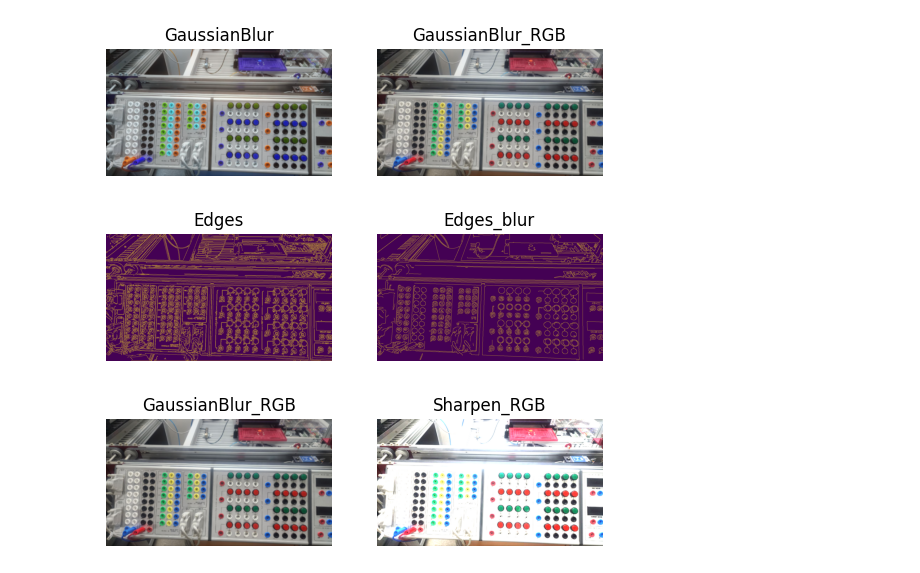
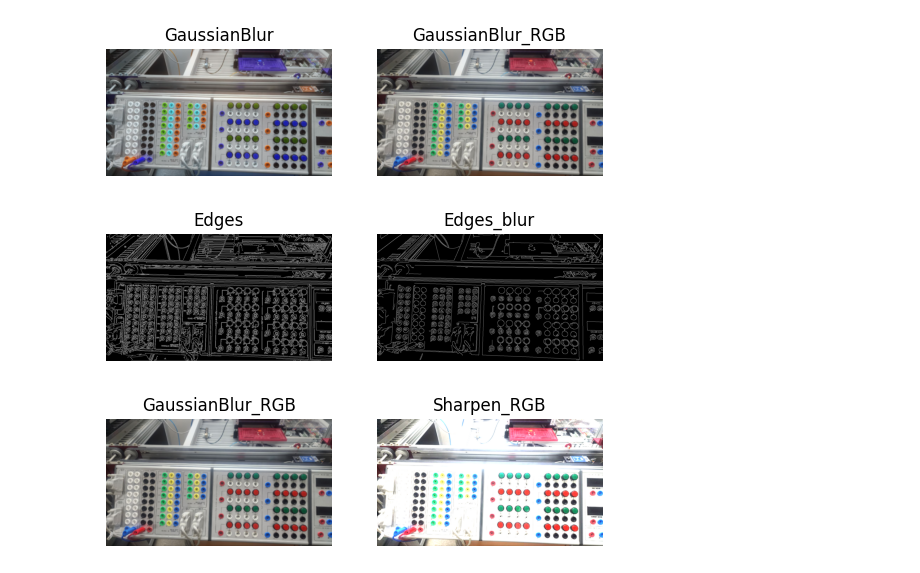
Before and after one commit to plctoit/korch2507, a Jupyter notebook: py06_my.ipynb, the cells around one changed output. Cells and saved outputs as stored; diff of their text form; code cells hidden in the pictures.

```diff
--- a/py06_my.ipynb
+++ b/py06_my.ipynb
@@ -115,20 +115,20 @@ plt.show()
 # %%
 edges = cv2.Canny(img,50, 150) # 50보다 작으면 값을 무시, 150보다 클경우 강하게 엣지로 인정
 edges_blur = cv2.Canny(blurred_rgb,50, 150) # 50보다 작으면 값을 무시, 150보다 클경우 강하게 엣지로 인정
 
 plt.subplot(1,2,1)
-plt.imshow(edges)
+plt.imshow(edges, cmap="gray")
 plt.title("Edges")
 plt.axis("off")
 
 plt.subplot(1,2,2)
-plt.imshow(edges_blur)
+plt.imshow(edges_blur, cmap="gray")
 plt.title("Edges_blur")
 plt.axis("off")
 
 plt.show()
 # %% [output]
-[figure, old version]
+[figure, new version]
 # %%
 # 3x3 선명화 커널
 sharp_kernel = np.array([
```
Also changed, not shown: 4 other files.
